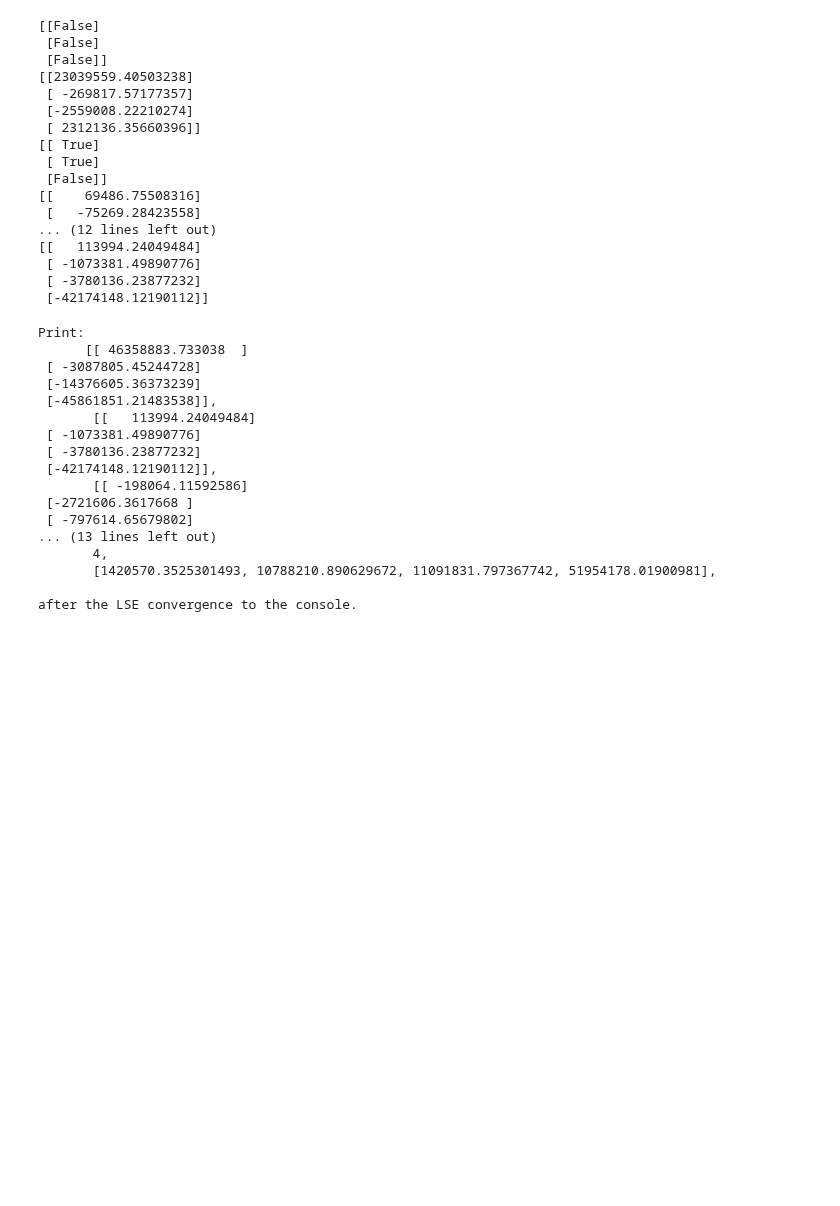
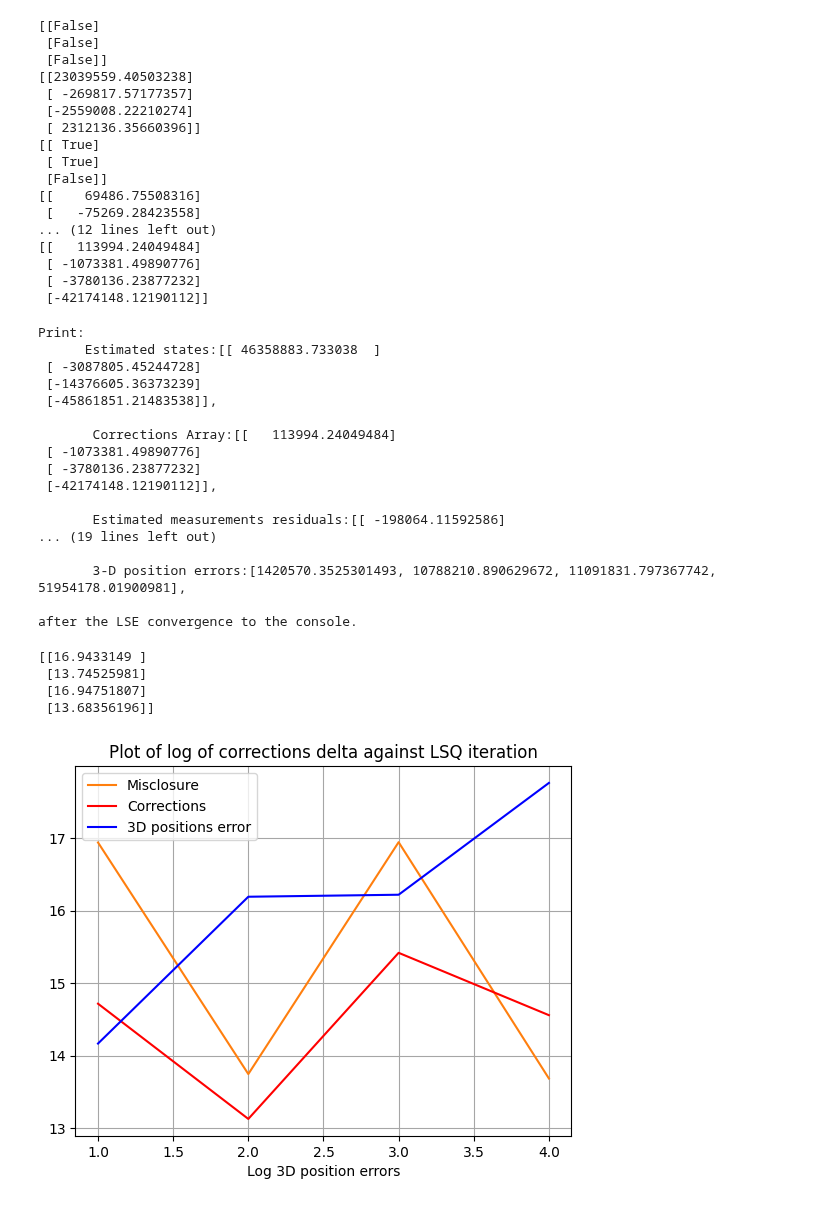
Before and after one commit to eunice-nwaobi/ENGG680_LAB_ASSIGNMENTS, a Jupyter notebook: Lab_Assignment2/Assignment2.ipynb, the cells around one changed output. Drawn from its saved outputs; the diff is of its cells as text; code cells hidden in the pictures; blank space fills up the shorter version.

Commit message:
Update the graphs

```diff
--- a/Lab_Assignment2/Assignment2.ipynb
+++ b/Lab_Assignment2/Assignment2.ipynb
@@ -550,43 +577,69 @@ after the LSE convergence to the console.
 """
 # (7 marks)
 
-print(f"\nPrint:\n      {x_0},\n       {arr_delta[-1]},\n       {arr_w[-1]},\n       {apv},\n       {C_x_hat},\n       {arr_i[-1]},\n       {arr_err_pos},\n\nafter the LSE convergence to the console.\n")
+print(f"\nPrint:\n      Estimated states:{x_0},\n\n       Corrections Array:{arr_delta[-1]},\n\n       Estimated measurements residuals:{arr_w[-1]},\n\n       A posteriori Variance of Unit Weight:{apv},\n\n       Covariance matrix of estimated states:{C_x_hat},\n\n       Number of iterations:{arr_i[-1]},\n\n       3-D position errors:{arr_err_pos},\n\nafter the LSE convergence to the console.\n")
 # %% [output]
 Print:
-      [[ 46358883.733038  ]
+      Estimated states:[[ 46358883.733038  ]
  [ -3087805.45244728]
  [-14376605.36373239]
  [-45861851.21483538]],
-       [[   113994.24049484]
+
+       Corrections Array:[[   113994.24049484]
  [ -1073381.49890776]
  [ -3780136.23877232]
  [-42174148.12190112]],
-       [[ -198064.11592586]
- [-2721606.3617668 ]
- [ -797614.65679802]
-... (13 lines left out)
-       4,
-       [1420570.3525301493, 10788210.890629672, 11091831.797367742, 51954178.01900981],
+
+       Estimated measurements residuals:[[ -198064.11592586]
+... (19 lines left out)
+
+       3-D position errors:[1420570.3525301493, 10788210.890629672, 11091831.797367742, 51954178.01900981],
 
 after the LSE convergence to the console.
 # %%
 # step 11
 # Comment on the computed A Posteriori Variance of Unit Weight value and the Covariance matrix of estimated states
 # (2 marks)
+# %%
+log_misclosure = np.log(np.abs(arr_w))
+print(np.mean(log_misclosure,axis=1))
+# %% [output]
+[[16.9433149 ]
+ [13.74525981]
+ [16.94751807]
+ [13.68356196]]
 # %%
 # step 12
 # Using the imported matplotlib, plot the following (3 marks in total). Make sure to include proper axes information, legend, grid lines and title.
 
+
 # 1. Plot log of the misclosure w against the LSQ iteration number i
 # (1 marks)
-
-
+log_misclosure = np.log(np.abs(arr_w))
+plt.plot(arr_i, np.mean(log_misclosure,axis=1).reshape(4,), c="tab:orange", label="Misclosure")
+plt.xlabel("Log misclosure")
+plt.title("Plot of log of misclosure against LSQ iteration")
+plt.legend(mode="best")
 # 2. Plot log of the corrections delta against the LSQ iteration number i
 # (1 marks)
 
+log_delta = np.log(np.abs(arr_delta))
+plt.plot(arr_i, np.mean(log_delta,axis=1).reshape(4,), c="red", label="Corrections")
+plt.xlabel("Log corrections")
+plt.title("Plot of log of corrections delta against LSQ iteration")
+plt.legend(mode="best")
 
 # 3. Plot log of the 3D position errors against the LSQ iteration number i
 # (1 marks)
+
+log_err_pos = np.log(np.abs(arr_err_pos))
+plt.plot(arr_i, log_err_pos, c="blue", label="3D positions error")
+plt.xlabel("Log 3D position errors")
+plt.title("Plot of log of corrections delta against LSQ iteration")
+plt.legend(mode="best")
+plt.grid(True, which='both',ls='-',color='0.65')
+# %% [output]
+[figure, added]
 # %%
 # step 13
 # Describe the phenomena or pattern you recognize for each plot, and explain such phenomena
```
Also changed, not shown: parts of 3 cells of this notebook.
